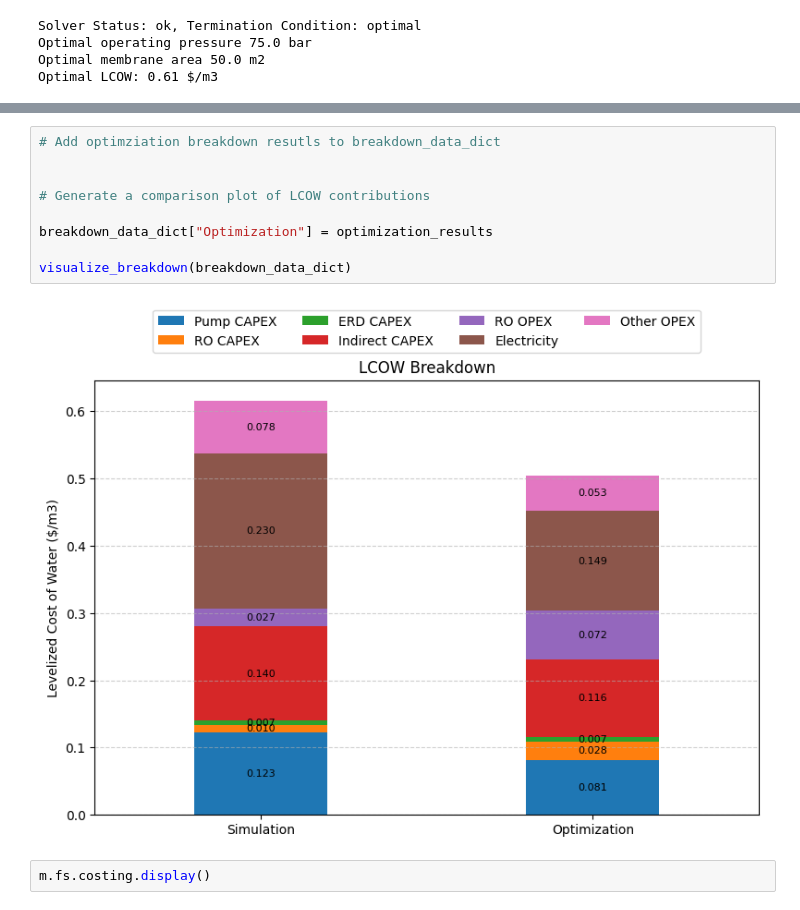
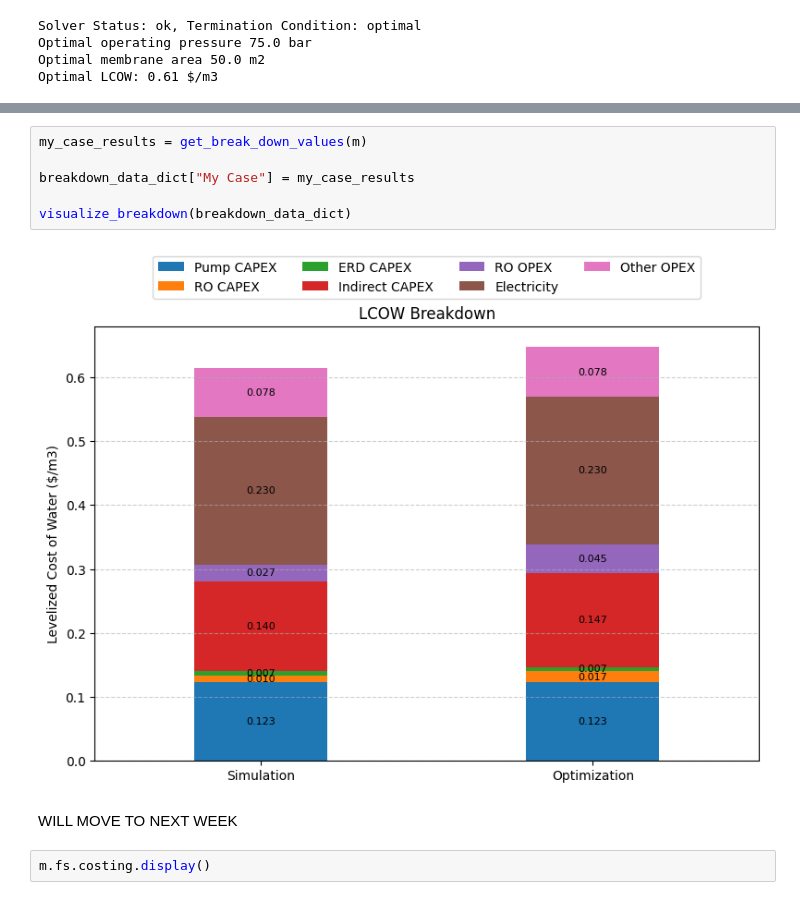
Before and after one commit to sufikaur/myfork-watertap_academy_fall_2025, a Jupyter notebook: week3/RO_Flowsheet_ERD_Techno_Economics_Analysis.ipynb, the cells around one changed output, grey strips where cells are left out. Cells and saved outputs as stored; diff of their text form.

```diff
--- a/week3/RO_Flowsheet_ERD_Techno_Economics_Analysis.ipynb
+++ b/week3/RO_Flowsheet_ERD_Techno_Economics_Analysis.ipynb
@@ -498,14 +504,13 @@ table_view(optimization_results)
 # %%
-# Add optimziation breakdown resutls to breakdown_data_dict
+my_case_results = get_break_down_values(m)
 
-
-# Generate a comparison plot of LCOW contributions
-
-breakdown_data_dict["Optimization"] = optimization_results
+breakdown_data_dict["My Case"] = my_case_results
 
 visualize_breakdown(breakdown_data_dict)
 # %% [output]
-[figure, old version]
+[figure, new version]
+# %% [markdown]
+WILL MOVE TO NEXT WEEK
 # %%
 m.fs.costing.display()
 # %% [output]
```
Also changed, not shown: parts of 14 cells of this notebook.
